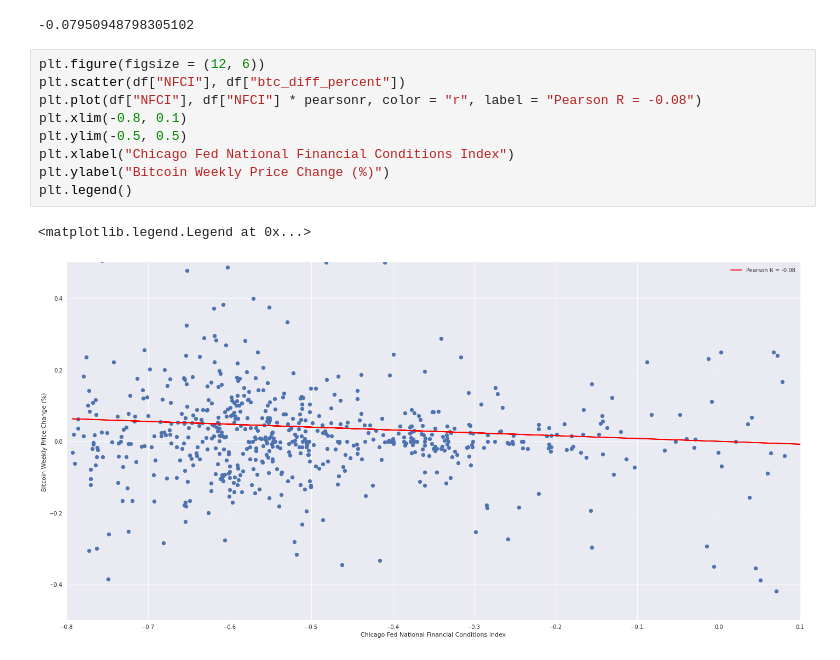
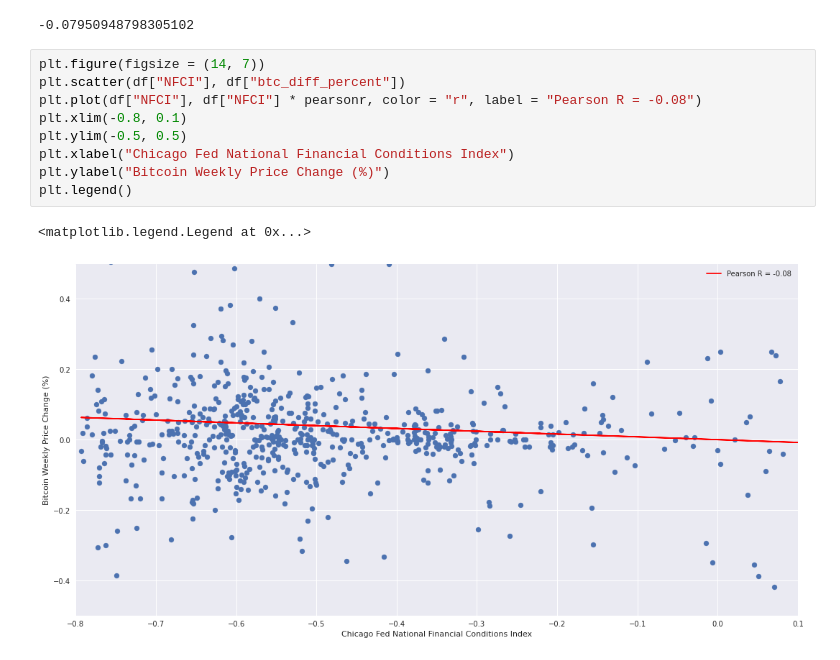
Before and after one commit to adevrent/macro_analytics, a Jupyter notebook: nfci_correlations/nfci_btc.ipynb, the cells around one changed output. Saved outputs shown, nothing was run; the diff lists cells and outputs as text.

Commit message:
changed plot size

```diff
--- a/nfci_correlations/nfci_btc.ipynb
+++ b/nfci_correlations/nfci_btc.ipynb
@@ -104,14 +104,14 @@ pearsonr
 # %% [output]
 -0.07950948798305102
 # %%
-plt.figure(figsize = (12, 6))
+plt.figure(figsize = (14, 7))
 plt.scatter(df["NFCI"], df["btc_diff_percent"])
 plt.plot(df["NFCI"], df["NFCI"] * pearsonr, color = "r", label = "Pearson R = -0.08")
 plt.xlim(-0.8, 0.1)
 plt.ylim(-0.5, 0.5)
 plt.xlabel("Chicago Fed National Financial Conditions Index")
 plt.ylabel("Bitcoin Weekly Price Change (%)")
 plt.legend()
 # %% [output]
 <matplotlib.legend.Legend at 0x...>
-[figure, old version]
+[figure, new version]
```
Also changed, not shown: parts of 3 cells of this notebook.
